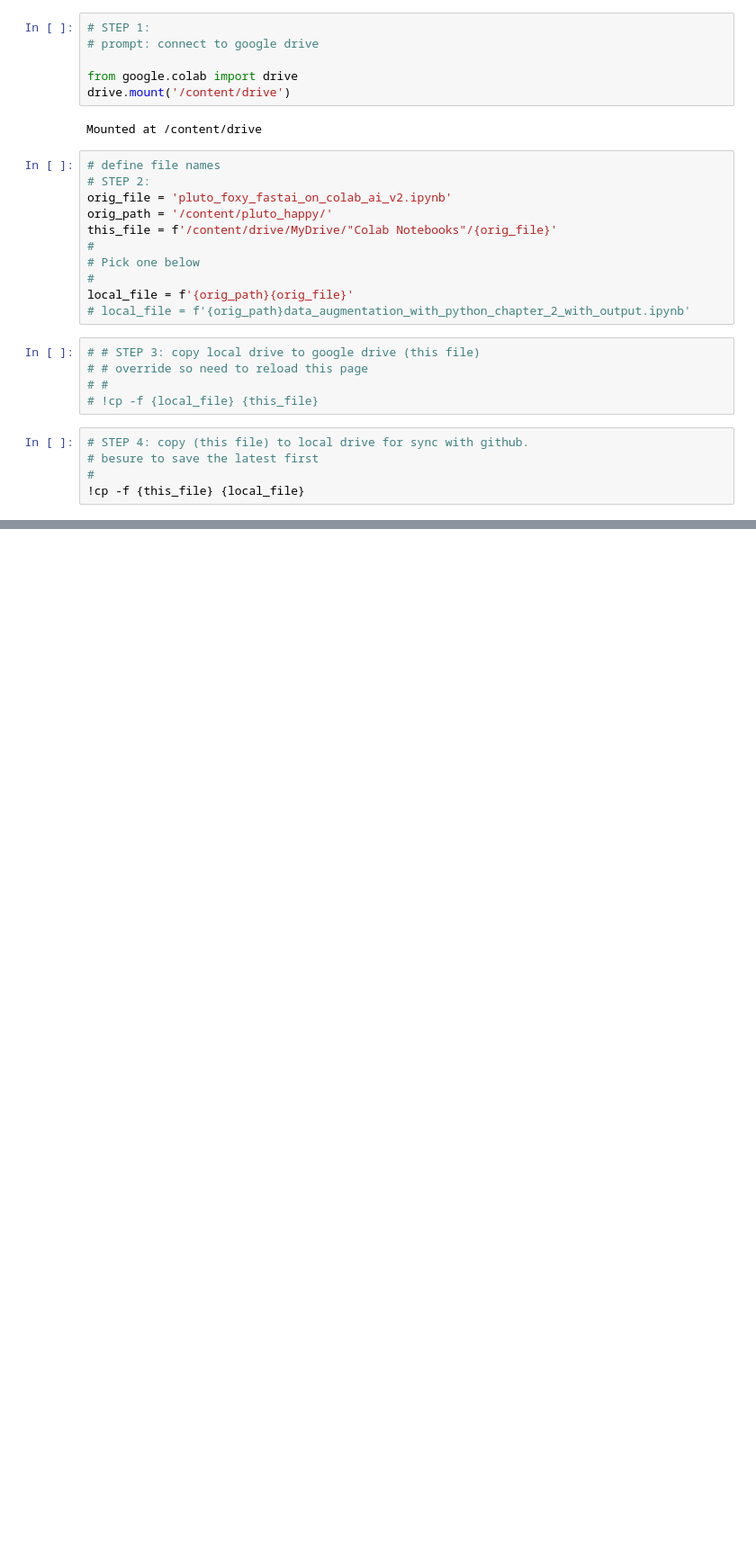
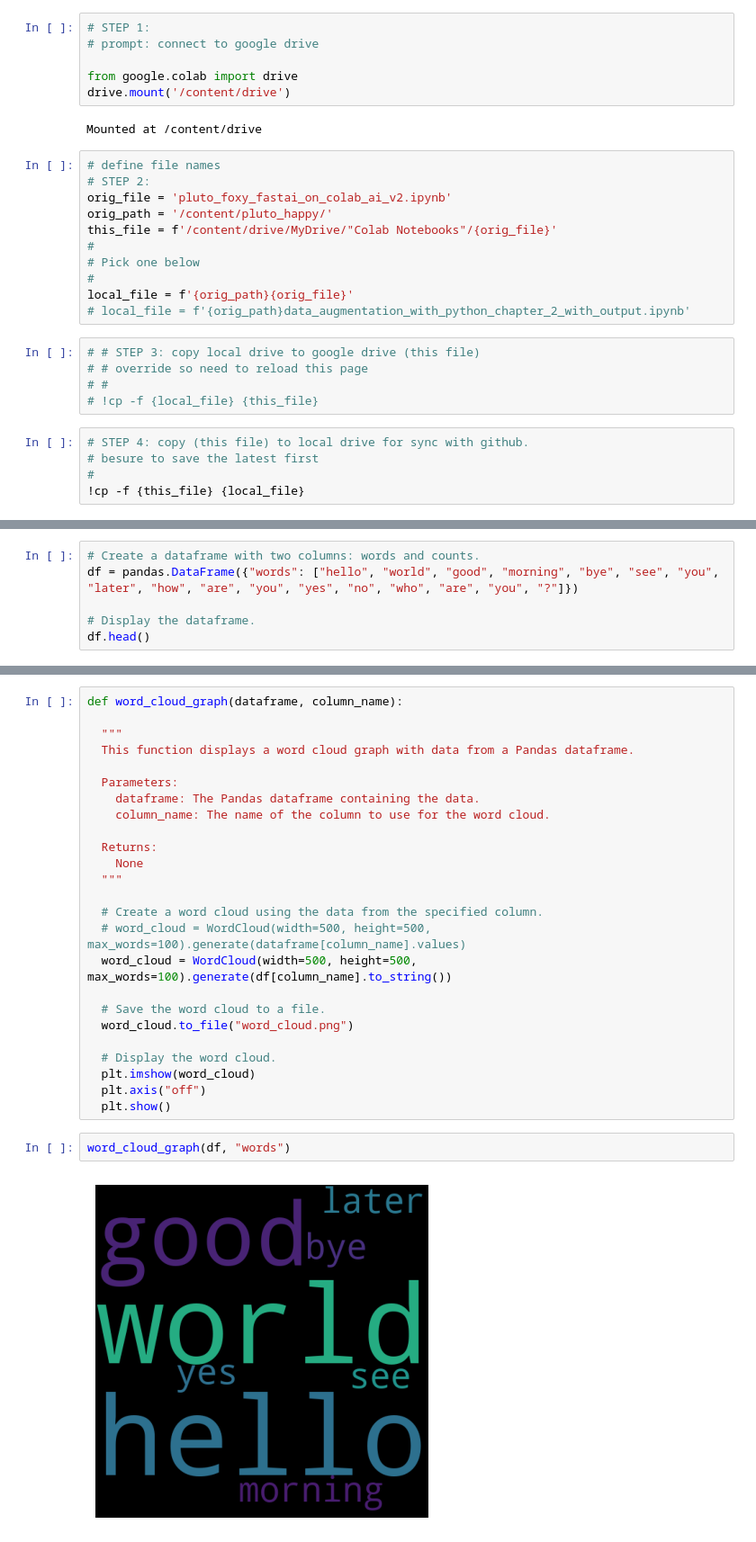
Before and after one commit to duchaba/pluto_happy, a Jupyter notebook: pluto_hugging_face_stable_diffusion.ipynb, the cells around one changed output, grey strips where cells are left out. Shown at 90% size. Saved outputs shown, nothing was run; the diff lists cells and outputs as text; blank space fills up the shorter version.

Commit message:
clean up and add some graph on google colab ai

```diff
--- a/pluto_hugging_face_stable_diffusion.ipynb
+++ b/pluto_hugging_face_stable_diffusion.ipynb
@@ -534,0 +571,6 @@ fatal: could not read Username for 'https://github.com': No such device or addre
+# %%
+# Create a dataframe with two columns: words and counts.
+df = pandas.DataFrame({"words": ["hello", "world", "good", "morning", "bye", "see", "you", "later", "how", "are", "you", "yes", "no", "who", "are", "you", "?"]})
+
+# Display the dataframe.
+df.head()
@@ -534,0 +591,29 @@ fatal: could not read Username for 'https://github.com': No such device or addre
+# %%
+def word_cloud_graph(dataframe, column_name):
+
+  """
+  This function displays a word cloud graph with data from a Pandas dataframe.
+
+  Parameters:
+    dataframe: The Pandas dataframe containing the data.
+    column_name: The name of the column to use for the word cloud.
+
+  Returns:
+    None
+  """
+
+  # Create a word cloud using the data from the specified column.
+  # word_cloud = WordCloud(width=500, height=500, max_words=100).generate(dataframe[column_name].values)
+  word_cloud = WordCloud(width=500, height=500, max_words=100).generate(df[column_name].to_string())
+
+  # Save the word cloud to a file.
+  word_cloud.to_file("word_cloud.png")
+
+  # Display the word cloud.
+  plt.imshow(word_cloud)
+  plt.axis("off")
+  plt.show()
+# %%
+word_cloud_graph(df, "words")
+# %% [output]
+[figure, added]
```
Also changed, not shown: parts of 12 cells of this notebook.
